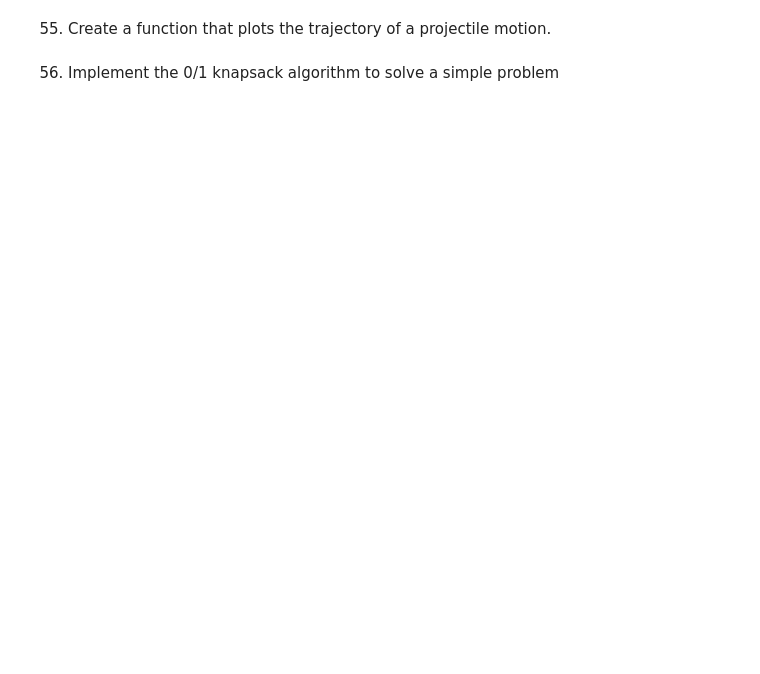
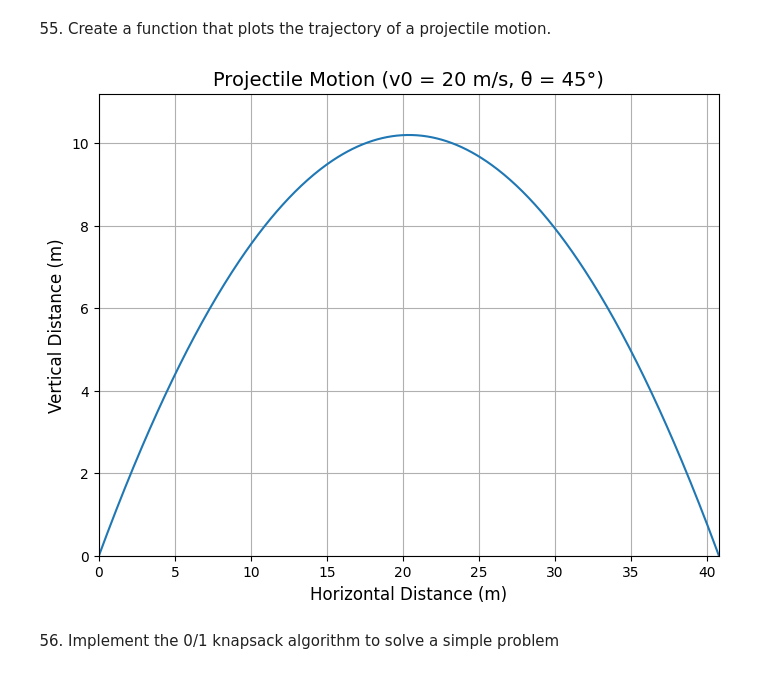
Before and after one commit to gitekarkashish/Assignment-CST, a Jupyter notebook: kashish_pyQ_assignment.ipynb, the cells around one changed output. Cells and saved outputs as stored; diff of their text form; code cells hidden in the pictures; blank space fills up the shorter version.

```diff
--- a/kashish_pyQ_assignment.ipynb
+++ b/kashish_pyQ_assignment.ipynb
@@ -1139,3 +1140,33 @@ def plot_projectile_motion(initial_velocity, launch_angle, gravity=9.8):
+# %%
+import numpy as np
+import matplotlib.pyplot as plt
+
+def plot_projectile_trajectory(v0, theta_deg):
+
+    g = 9.81
+
+    theta = np.radians(theta_deg)
+
+    T = (2 * v0 * np.sin(theta)) / g
+
+    t = np.linspace(0, T, num=500)
+
+    x = v0 * np.cos(theta) * t
+    y = v0 * np.sin(theta) * t - 0.5 * g * t**2
+
+    plt.figure(figsize=(8, 6))
+    plt.plot(x, y)
+    plt.title(f"Projectile Motion (v0 = {v0} m/s, θ = {theta_deg}°)", fontsize=14)
+    plt.xlabel("Horizontal Distance (m)", fontsize=12)
+    plt.ylabel("Vertical Distance (m)", fontsize=12)
+    plt.grid(True)
+    plt.xlim(0, np.max(x))
+    plt.ylim(0, np.max(y) + 1)
+    plt.show()
+
+plot_projectile_trajectory(v0=20, theta_deg=45)
+# %% [output]
+[figure, added]
 # %% [markdown]
 56.	Implement the 0/1 knapsack algorithm to solve a simple problem
 # %%
```
Also changed, not shown: parts of 24 cells of this notebook.
